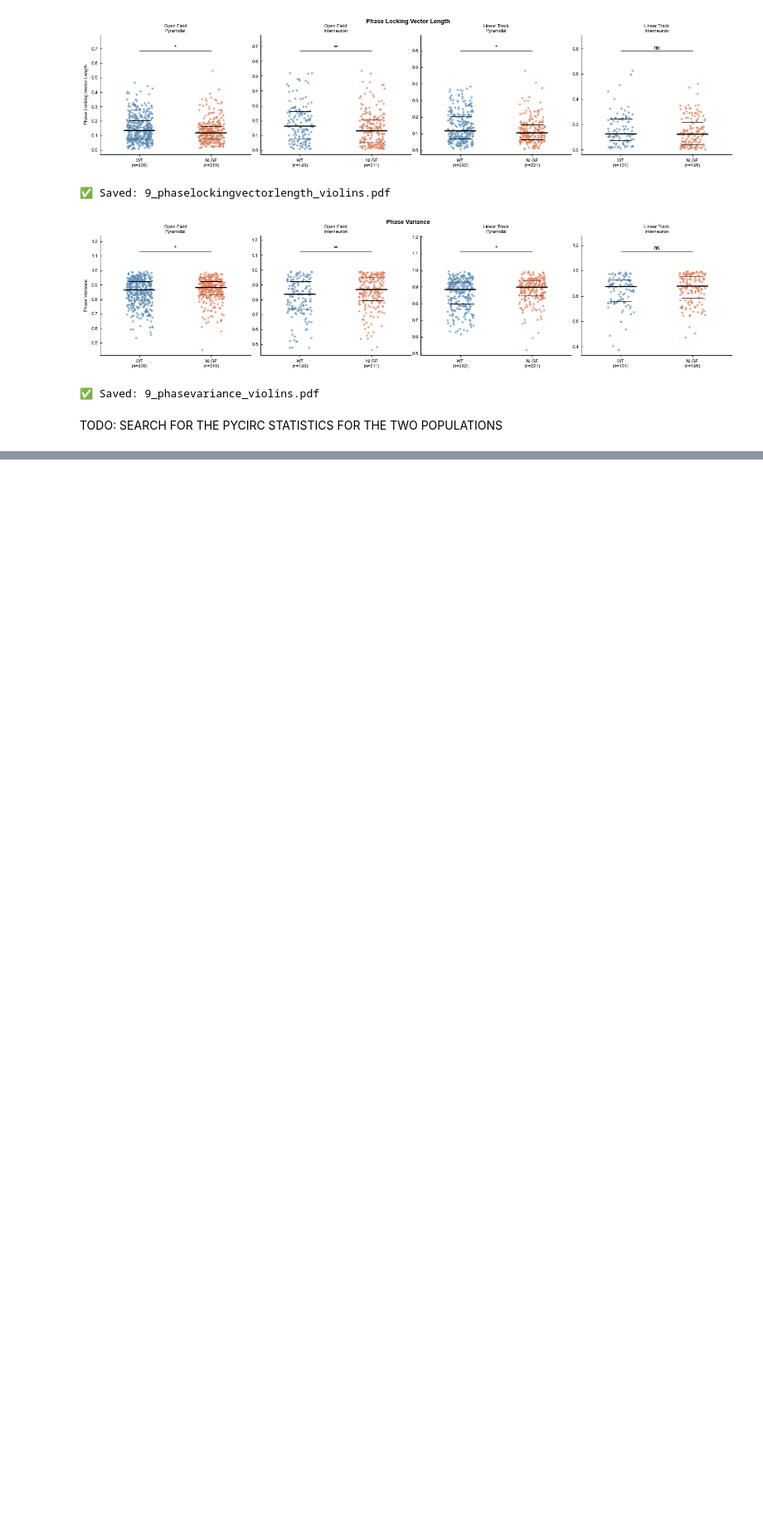
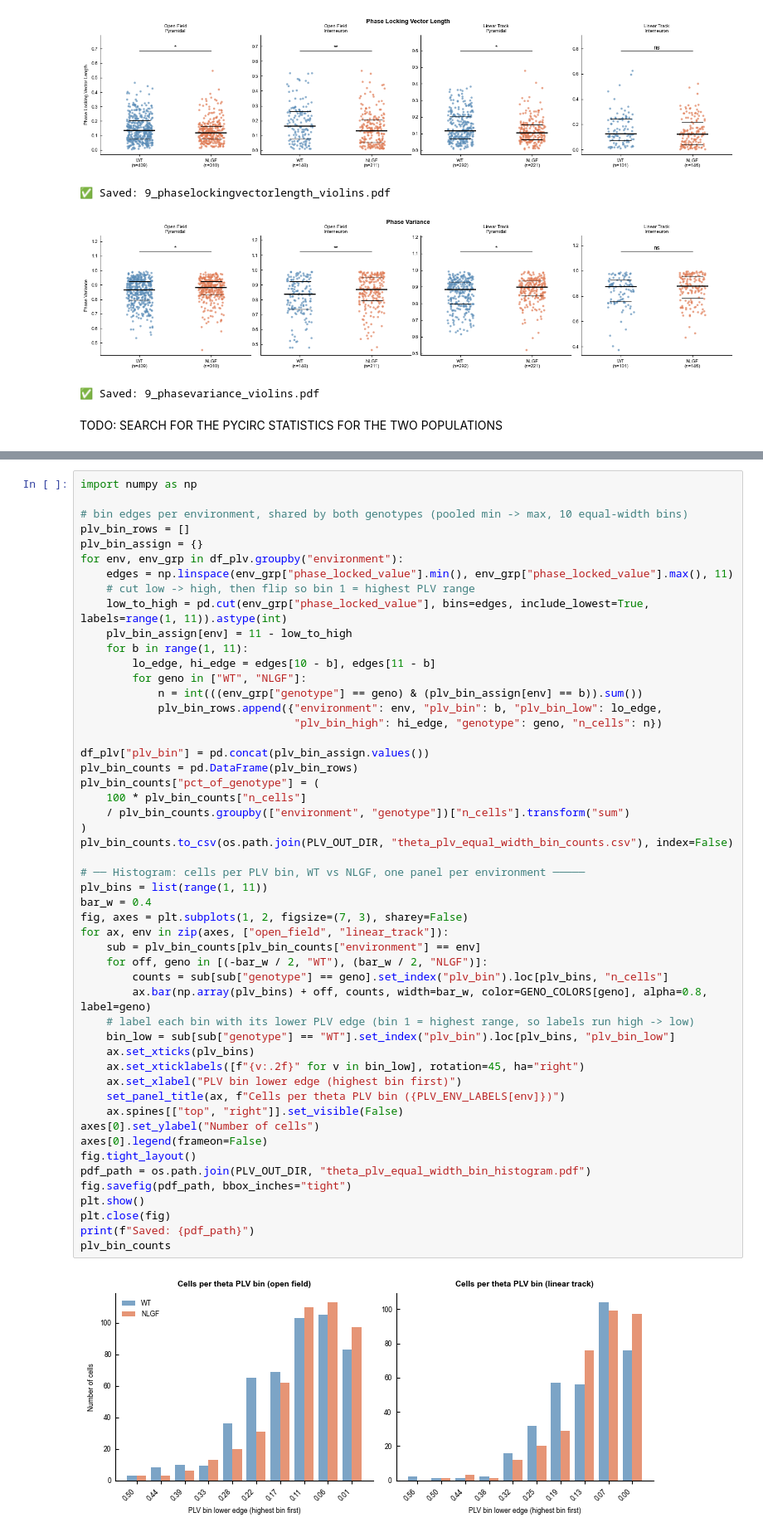
Before and after one commit to lkatsouri/NLGF_ephys_AXONA_data, a Jupyter notebook: ephys_phase_circular_analysis.ipynb, the cells around one changed output, grey strips where cells are left out. Shown at 83% size. Drawn from its saved outputs; the diff is of its cells as text; blank space fills up the shorter version.

```diff
--- a/ephys_phase_circular_analysis.ipynb
+++ b/ephys_phase_circular_analysis.ipynb
@@ -1729,0 +1860,53 @@ TODO: SEARCH FOR THE PYCIRC STATISTICS FOR THE TWO POPULATIONS
+# %%
+import numpy as np
+
+# bin edges per environment, shared by both genotypes (pooled min -> max, 10 equal-width bins)
+plv_bin_rows = []
+plv_bin_assign = {}
+for env, env_grp in df_plv.groupby("environment"):
+    edges = np.linspace(env_grp["phase_locked_value"].min(), env_grp["phase_locked_value"].max(), 11)
+    # cut low -> high, then flip so bin 1 = highest PLV range
+    low_to_high = pd.cut(env_grp["phase_locked_value"], bins=edges, include_lowest=True, labels=range(1, 11)).astype(int)
+    plv_bin_assign[env] = 11 - low_to_high
+    for b in range(1, 11):
+        lo_edge, hi_edge = edges[10 - b], edges[11 - b]
+        for geno in ["WT", "NLGF"]:
+            n = int(((env_grp["genotype"] == geno) & (plv_bin_assign[env] == b)).sum())
+            plv_bin_rows.append({"environment": env, "plv_bin": b, "plv_bin_low": lo_edge,
+                                 "plv_bin_high": hi_edge, "genotype": geno, "n_cells": n})
+
+df_plv["plv_bin"] = pd.concat(plv_bin_assign.values())
+plv_bin_counts = pd.DataFrame(plv_bin_rows)
+plv_bin_counts["pct_of_genotype"] = (
+    100 * plv_bin_counts["n_cells"]
+    / plv_bin_counts.groupby(["environment", "genotype"])["n_cells"].transform("sum")
+)
+plv_bin_counts.to_csv(os.path.join(PLV_OUT_DIR, "theta_plv_equal_width_bin_counts.csv"), index=False)
+
+# ── Histogram: cells per PLV bin, WT vs NLGF, one panel per environment ─────
+plv_bins = list(range(1, 11))
+bar_w = 0.4
+fig, axes = plt.subplots(1, 2, figsize=(7, 3), sharey=False)
+for ax, env in zip(axes, ["open_field", "linear_track"]):
+    sub = plv_bin_counts[plv_bin_counts["environment"] == env]
+    for off, geno in [(-bar_w / 2, "WT"), (bar_w / 2, "NLGF")]:
+        counts = sub[sub["genotype"] == geno].set_index("plv_bin").loc[plv_bins, "n_cells"]
+        ax.bar(np.array(plv_bins) + off, counts, width=bar_w, color=GENO_COLORS[geno], alpha=0.8, label=geno)
+    # label each bin with its lower PLV edge (bin 1 = highest range, so labels run high -> low)
+    bin_low = sub[sub["genotype"] == "WT"].set_index("plv_bin").loc[plv_bins, "plv_bin_low"]
+    ax.set_xticks(plv_bins)
+    ax.set_xticklabels([f"{v:.2f}" for v in bin_low], rotation=45, ha="right")
+    ax.set_xlabel("PLV bin lower edge (highest bin first)")
+    set_panel_title(ax, f"Cells per theta PLV bin ({PLV_ENV_LABELS[env]})")
+    ax.spines[["top", "right"]].set_visible(False)
+axes[0].set_ylabel("Number of cells")
+axes[0].legend(frameon=False)
+fig.tight_layout()
+pdf_path = os.path.join(PLV_OUT_DIR, "theta_plv_equal_width_bin_histogram.pdf")
+fig.savefig(pdf_path, bbox_inches="tight")
+plt.show()
+plt.close(fig)
+print(f"Saved: {pdf_path}")
+plv_bin_counts
+# %% [output]
+[figure, added]
```
Also changed, not shown: parts of 16 cells of this notebook, 1 other file.
